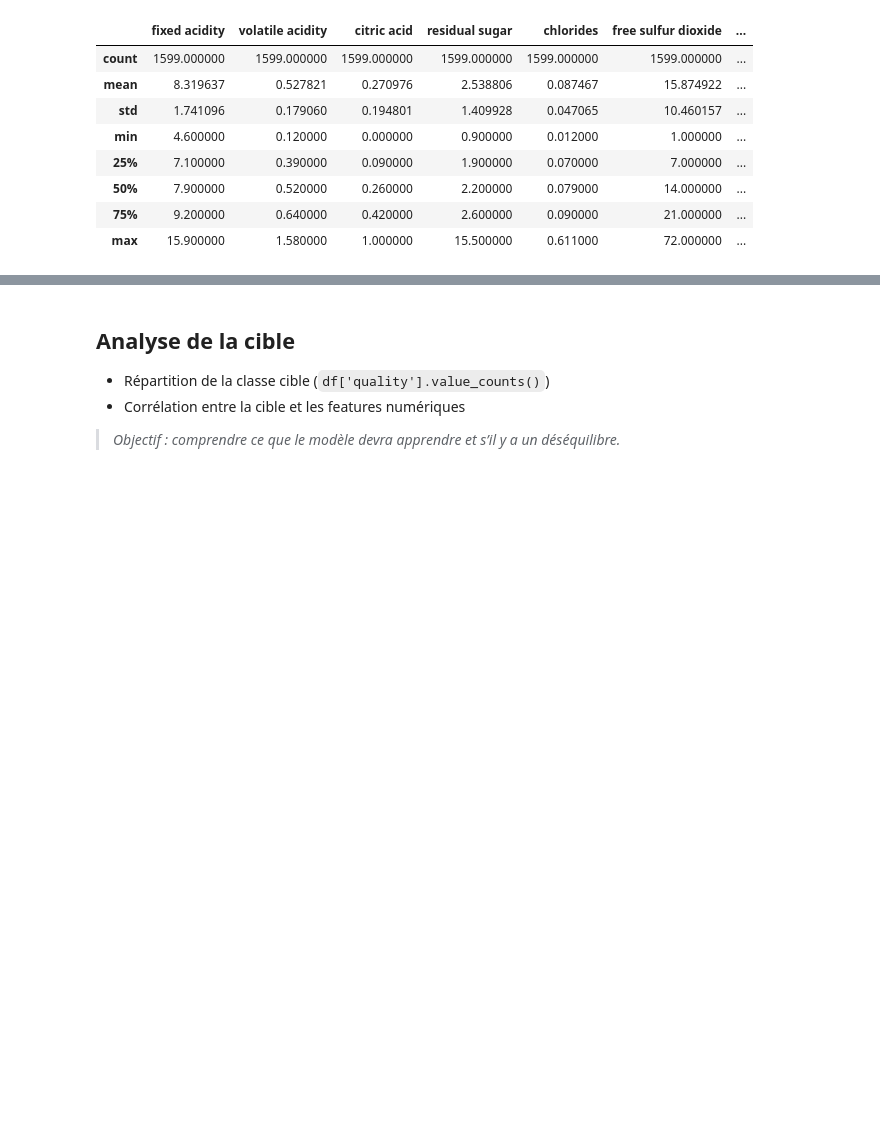
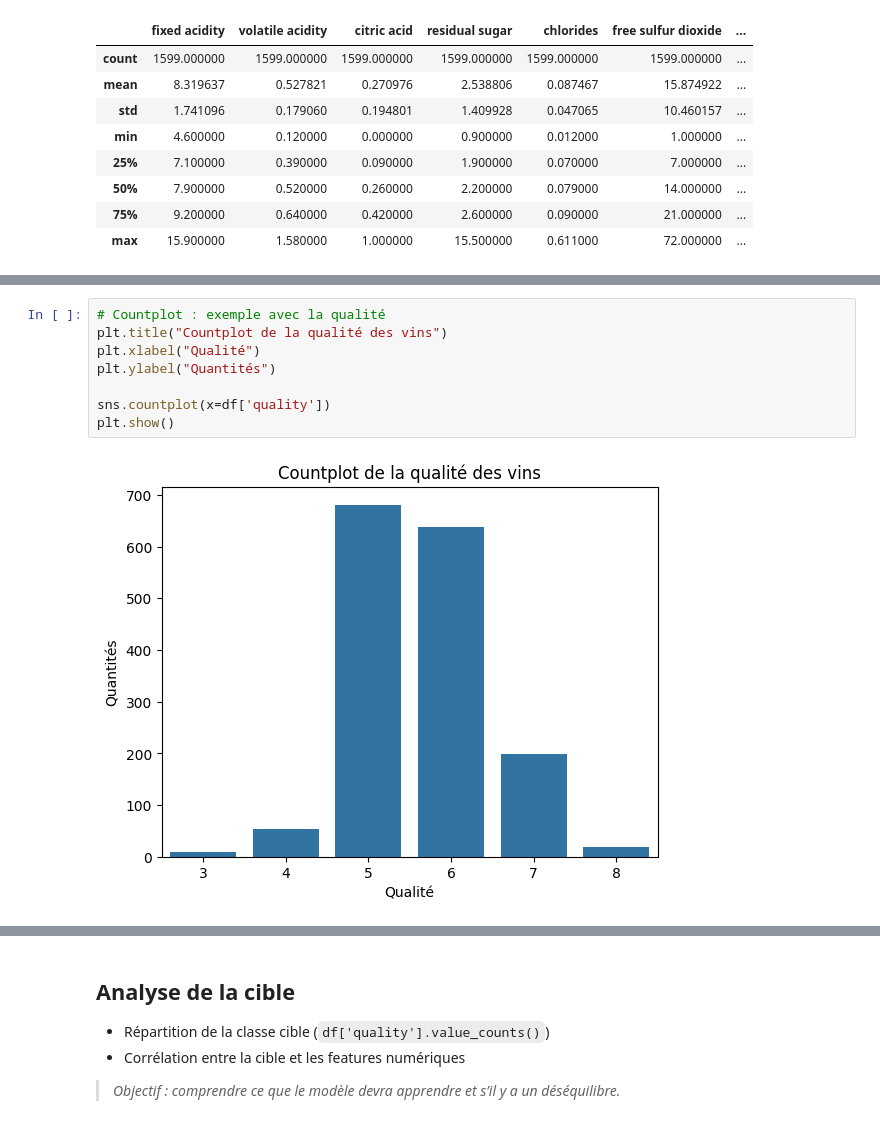
Before and after one commit to Louisq05/wine_quality_ML, a Jupyter notebook: notebooks/01_eda.ipynb, the cells around one changed output, grey strips where cells are left out. Saved outputs shown, nothing was run; the diff lists cells and outputs as text; blank space fills up the shorter version.

```diff
--- a/notebooks/01_eda.ipynb
+++ b/notebooks/01_eda.ipynb
@@ -146,0 +184,10 @@ df.describe()    # statistiques de base
+# %%
+# Countplot : exemple avec la qualité
+plt.title("Countplot de la qualité des vins")
+plt.xlabel("Qualité")
+plt.ylabel("Quantités")
+
+sns.countplot(x=df['quality'])
+plt.show()
+# %% [output]
+[figure, added]
```
Also changed, not shown: parts of 10 cells of this notebook.
